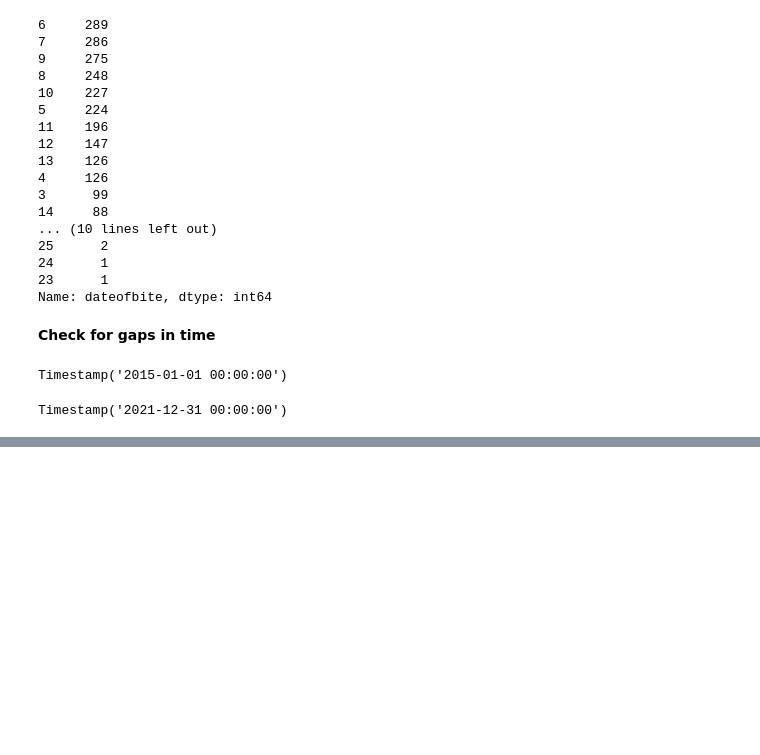
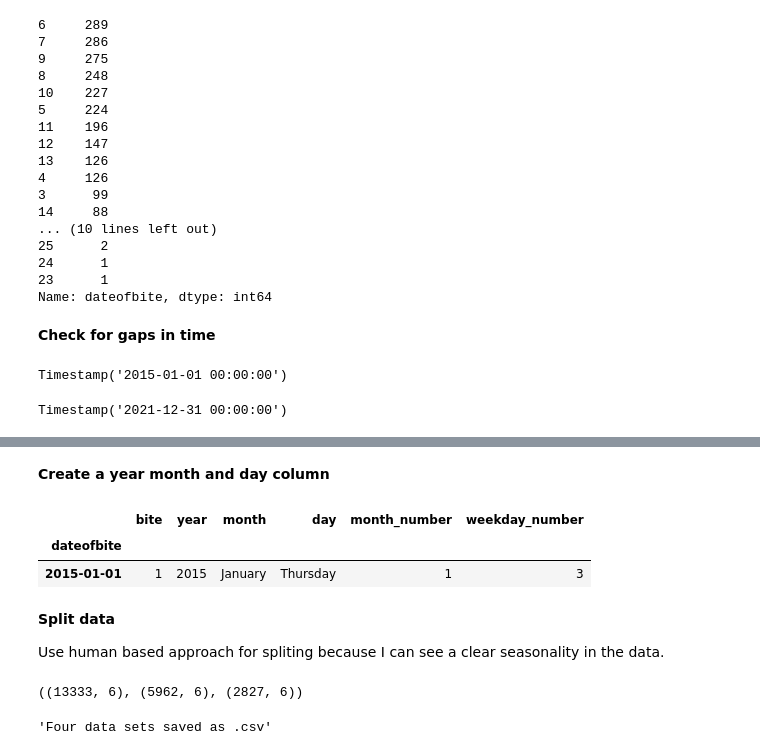
Before and after one commit to MigashaneVictoire/new_york_city_dog_bites, a Jupyter notebook: prepare.ipynb, the cells around one changed output, grey strips where cells are left out. Cells and saved outputs as stored; diff of their text form; code cells hidden in the pictures; blank space fills up the shorter version.

```diff
--- a/prepare.ipynb
+++ b/prepare.ipynb
@@ -226,0 +264,34 @@ Timestamp('2021-12-31 00:00:00')
+# %% [markdown]
+**Create a year month and day column**
+# %%
+# create a year, month, day column from the index
+dogs["year"] = dogs.index.year
+dogs["month"] = dogs.index.month_name()
+dogs["day"] = dogs.index.day_name()
+
+dogs["month_number"] = dogs.index.month
+dogs["weekday_number"] = dogs.index.weekday
+
+dogs.head(1)
+# %% [output]
+|  | bite | year | month | day | month_number | weekday_number |
+| dateofbite |  |  |  |  |  |  |
+| 2015-01-01 | 1 | 2015 | January | Thursday | 1 | 3 |
+# %% [markdown]
+**Split data**
+
+Use human based approach for spliting because I can see a clear seasonality in the data.
+# %%
+# split data
+train = dogs[:"2018"]
+validate = dogs["2019":"2020"]
+test = dogs["2021":]
+
+train.shape, validate.shape, test.shape
+# %% [output]
+((13333, 6), (5962, 6), (2827, 6))
+# %%
+# save the split data
+prepare_.save_split_data_(cleaned_data=dogs, train=train, validate=validate, test=test)
+# %% [output]
+'Four data sets saved as .csv'
```
Also changed, not shown: parts of 14 cells of this notebook, 10 other files.
